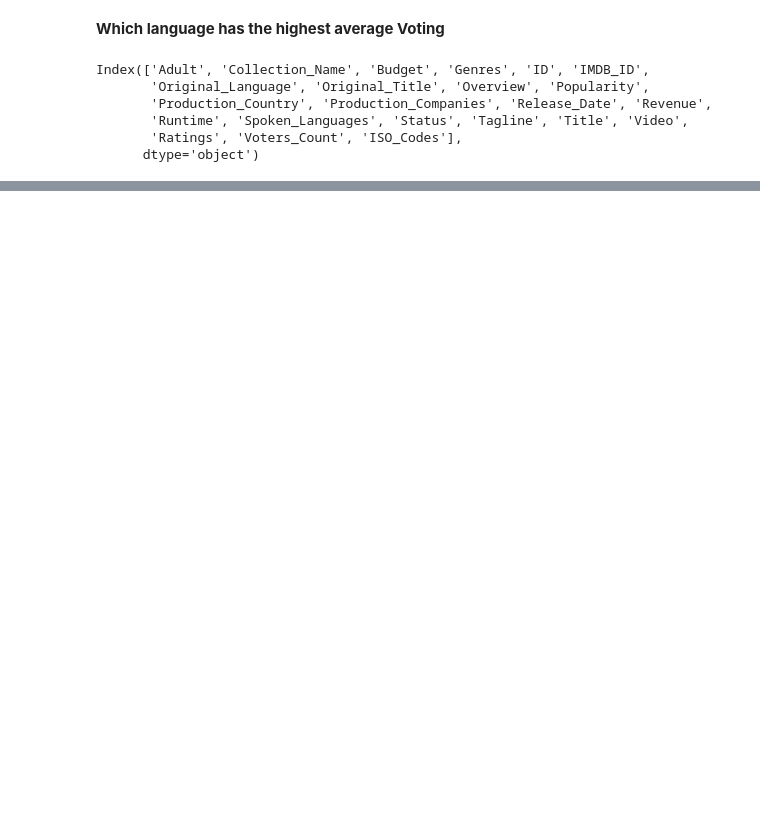
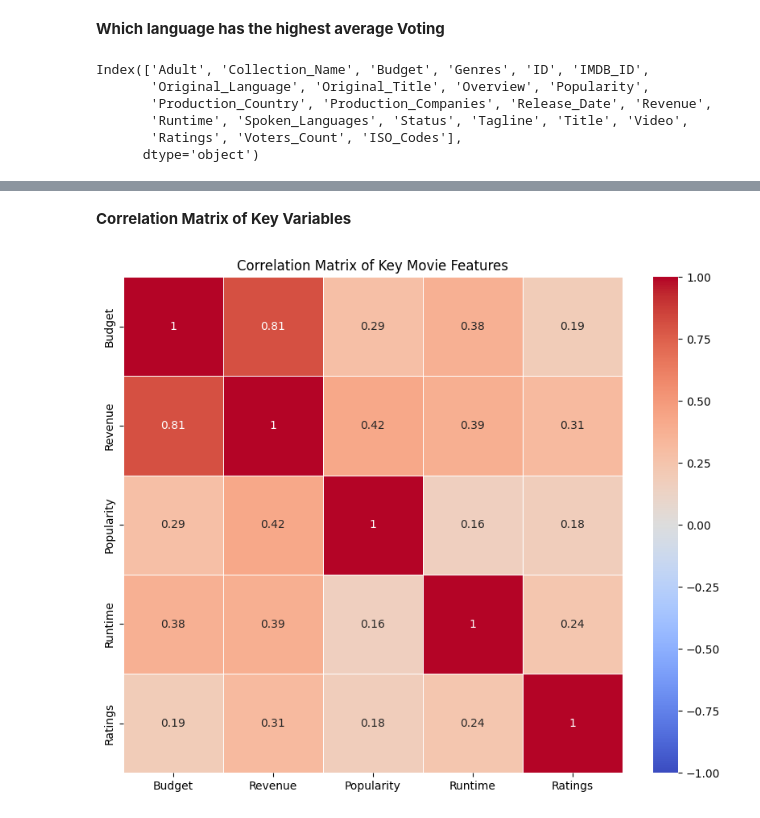
Before and after one commit to slimrivermoi/Techlabs-DS5, a Jupyter notebook: edit_data/Chan/EDA_Chan.ipynb, the cells around one changed output, grey strips where cells are left out. Saved outputs shown, nothing was run; the diff lists cells and outputs as text; code cells hidden in the pictures; blank space fills up the shorter version.

```diff
--- a/edit_data/Chan/EDA_Chan.ipynb
+++ b/edit_data/Chan/EDA_Chan.ipynb
@@ -312,0 +354,20 @@ movies_df.head(2)
+# %% [markdown]
+**Correlation Matrix of Key Variables**
+# %%
+# Select the key numerical columns for correlation analysis
+numerical_columns = ['Budget', 'Revenue', 'Popularity', 'Runtime', 'Ratings']
+
+# Drop rows with missing values in these columns
+movies_df_clean = movies_df[numerical_columns].dropna()
+
+# Calculate the correlation matrix
+correlation_matrix = movies_df_clean.corr()
+
+# Plotting the heatmap
+plt.figure(figsize=(10, 8))
+sns.heatmap(correlation_matrix, annot=True, cmap='coolwarm', vmin=-1, vmax=1, linewidths=0.5)
+
+plt.title('Correlation Matrix of Key Movie Features')
+plt.show()
+# %% [output]
+[figure, added]
```
Also changed, not shown: parts of 16 cells of this notebook, 1 other file.
